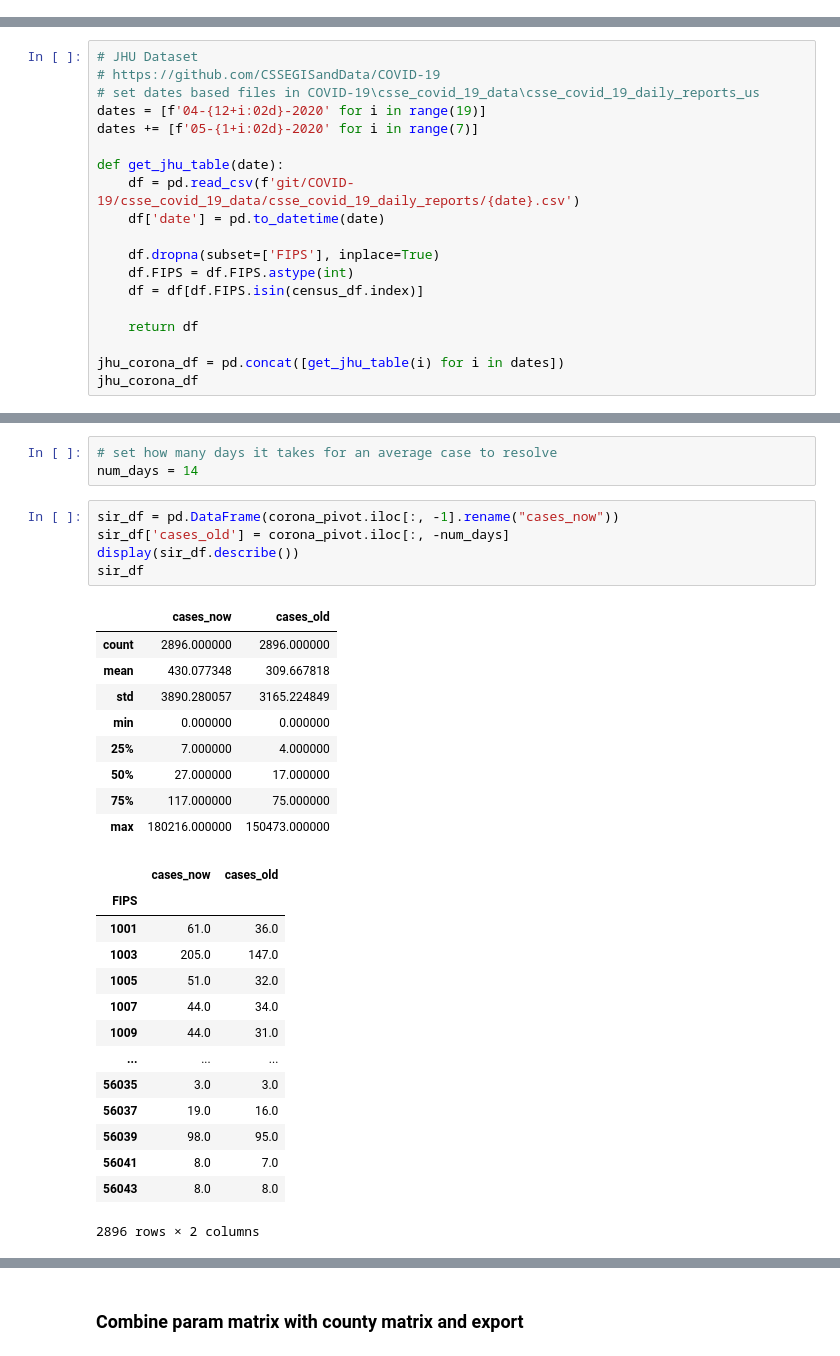
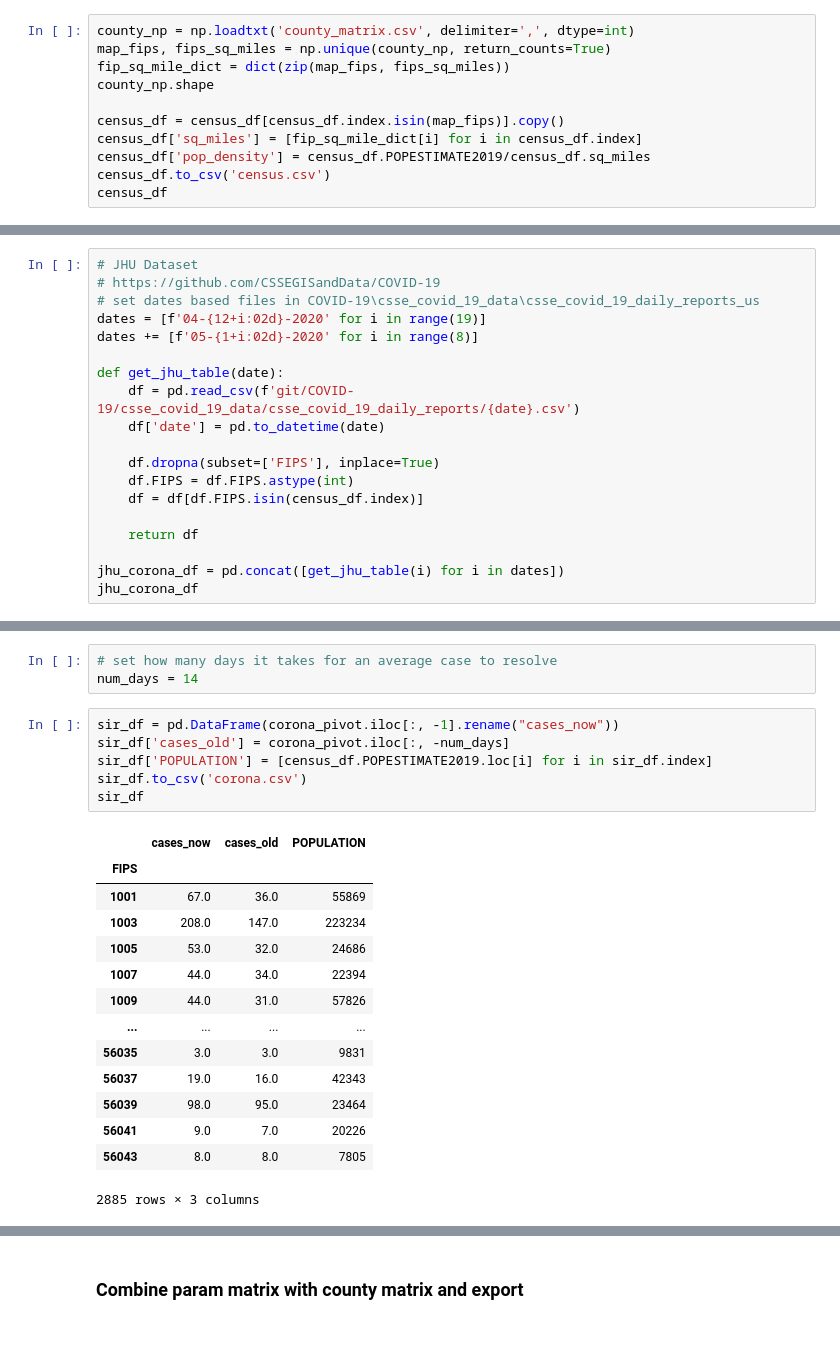
Before and after one commit to not-a-hot-dog/parallelized-disease-modeling, a Jupyter notebook: data/generate_matrix.ipynb, the cells around one changed output, grey strips where cells are left out. Cells and saved outputs as stored; diff of their text form.

```diff
--- a/data/generate_matrix.ipynb
+++ b/data/generate_matrix.ipynb
@@ -41,3 +39,14 @@ census_df
 | 56043 | 7805 |
 | 56045 | 6927 |
 3142 rows × 1 columns
+# %%
+county_np = np.loadtxt('county_matrix.csv', delimiter=',', dtype=int)
+map_fips, fips_sq_miles = np.unique(county_np, return_counts=True)
+fip_sq_mile_dict = dict(zip(map_fips, fips_sq_miles))
+county_np.shape
+
+census_df = census_df[census_df.index.isin(map_fips)].copy()
+census_df['sq_miles'] = [fip_sq_mile_dict[i] for i in census_df.index]
+census_df['pop_density'] = census_df.POPESTIMATE2019/census_df.sq_miles
+census_df.to_csv('census.csv')
+census_df
@@ -46,7 +70,7 @@ census_df
 # https://github.com/CSSEGISandData/COVID-19
 # set dates based files in COVID-19\csse_covid_19_data\csse_covid_19_daily_reports_us
 dates = [f'04-{12+i:02d}-2020' for i in range(19)]
-dates += [f'05-{1+i:02d}-2020' for i in range(7)]
+dates += [f'05-{1+i:02d}-2020' for i in range(8)]
 
 def get_jhu_table(date):
     df = pd.read_csv(f'git/COVID-19/csse_covid_19_data/csse_covid_19_daily_reports/{date}.csv')
@@ -166,30 +190,22 @@ num_days = 14
 # %%
 sir_df = pd.DataFrame(corona_pivot.iloc[:, -1].rename("cases_now"))
 sir_df['cases_old'] = corona_pivot.iloc[:, -num_days]
-display(sir_df.describe())
+sir_df['POPULATION'] = [census_df.POPESTIMATE2019.loc[i] for i in sir_df.index]
+sir_df.to_csv('corona.csv')
 sir_df
 # %% [output]
-|  | cases_now | cases_old |
-| count | 2896.000000 | 2896.000000 |
-| mean | 430.077348 | 309.667818 |
-| std | 3890.280057 | 3165.224849 |
-| min | 0.000000 | 0.000000 |
-| 25% | 7.000000 | 4.000000 |
-| 50% | 27.000000 | 17.000000 |
-| 75% | 117.000000 | 75.000000 |
-| max | 180216.000000 | 150473.000000 |
+|  | cases_now | cases_old | POPULATION |
+| FIPS |  |  |  |
+| 1001 | 67.0 | 36.0 | 55869 |
+| 1003 | 208.0 | 147.0 | 223234 |
+| 1005 | 53.0 | 32.0 | 24686 |
+| 1007 | 44.0 | 34.0 | 22394 |
+| 1009 | 44.0 | 31.0 | 57826 |
+| ... | ... | ... | ... |
+| 56035 | 3.0 | 3.0 | 9831 |
+| 56037 | 19.0 | 16.0 | 42343 |
+| 56039 | 98.0 | 95.0 | 23464 |
+| 56041 | 9.0 | 7.0 | 20226 |
+| 56043 | 8.0 | 8.0 | 7805 |
-|  | cases_now | cases_old |
-| FIPS |  |  |
-| 1001 | 61.0 | 36.0 |
-| 1003 | 205.0 | 147.0 |
-| 1005 | 51.0 | 32.0 |
-| 1007 | 44.0 | 34.0 |
-| 1009 | 44.0 | 31.0 |
-| ... | ... | ... |
-| 56035 | 3.0 | 3.0 |
-| 56037 | 19.0 | 16.0 |
-| 56039 | 98.0 | 95.0 |
-| 56041 | 8.0 | 7.0 |
-| 56043 | 8.0 | 8.0 |
-2896 rows × 2 columns
+2885 rows × 3 columns
 # %%
```
Also changed, not shown: parts of 15 cells of this notebook, 5 other files.
